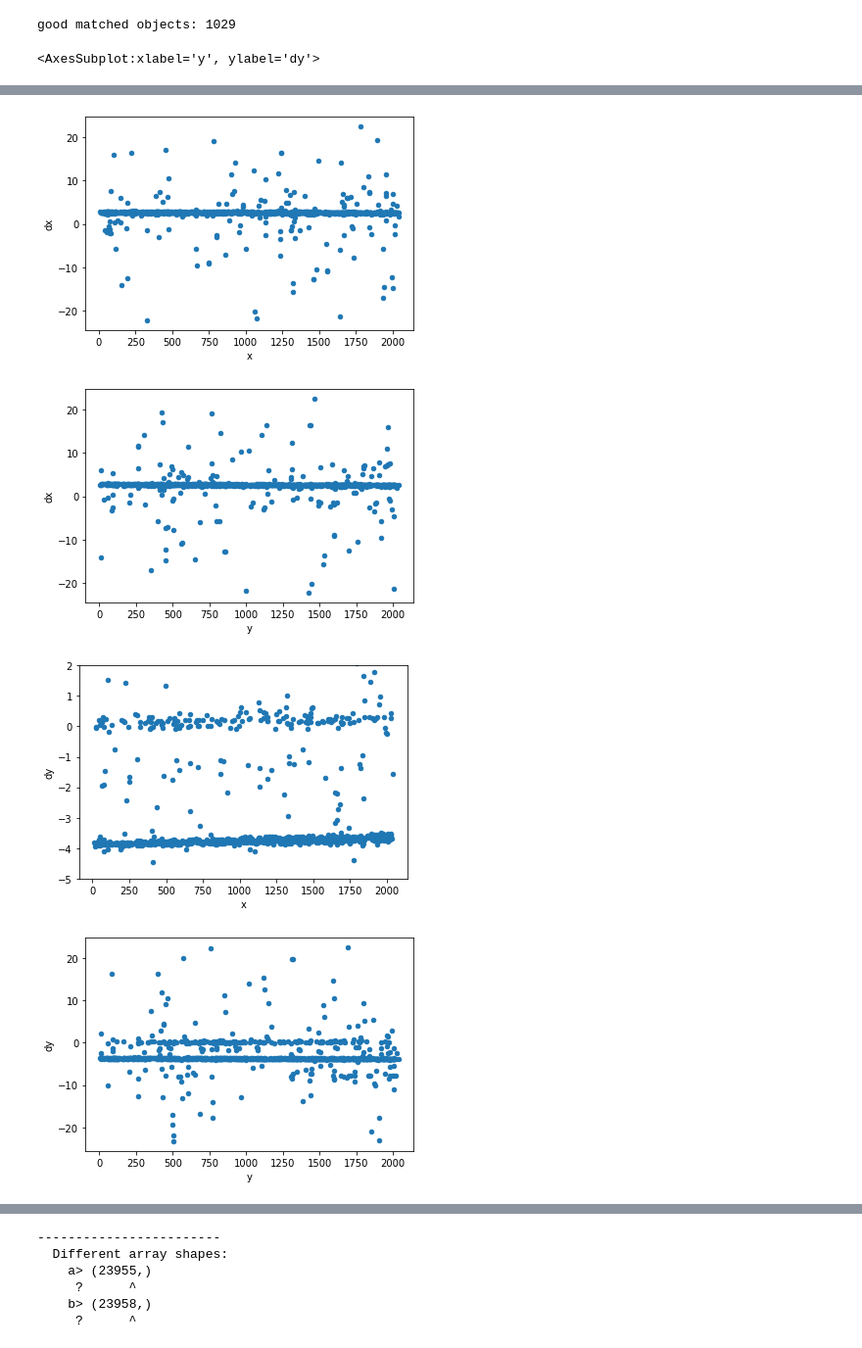
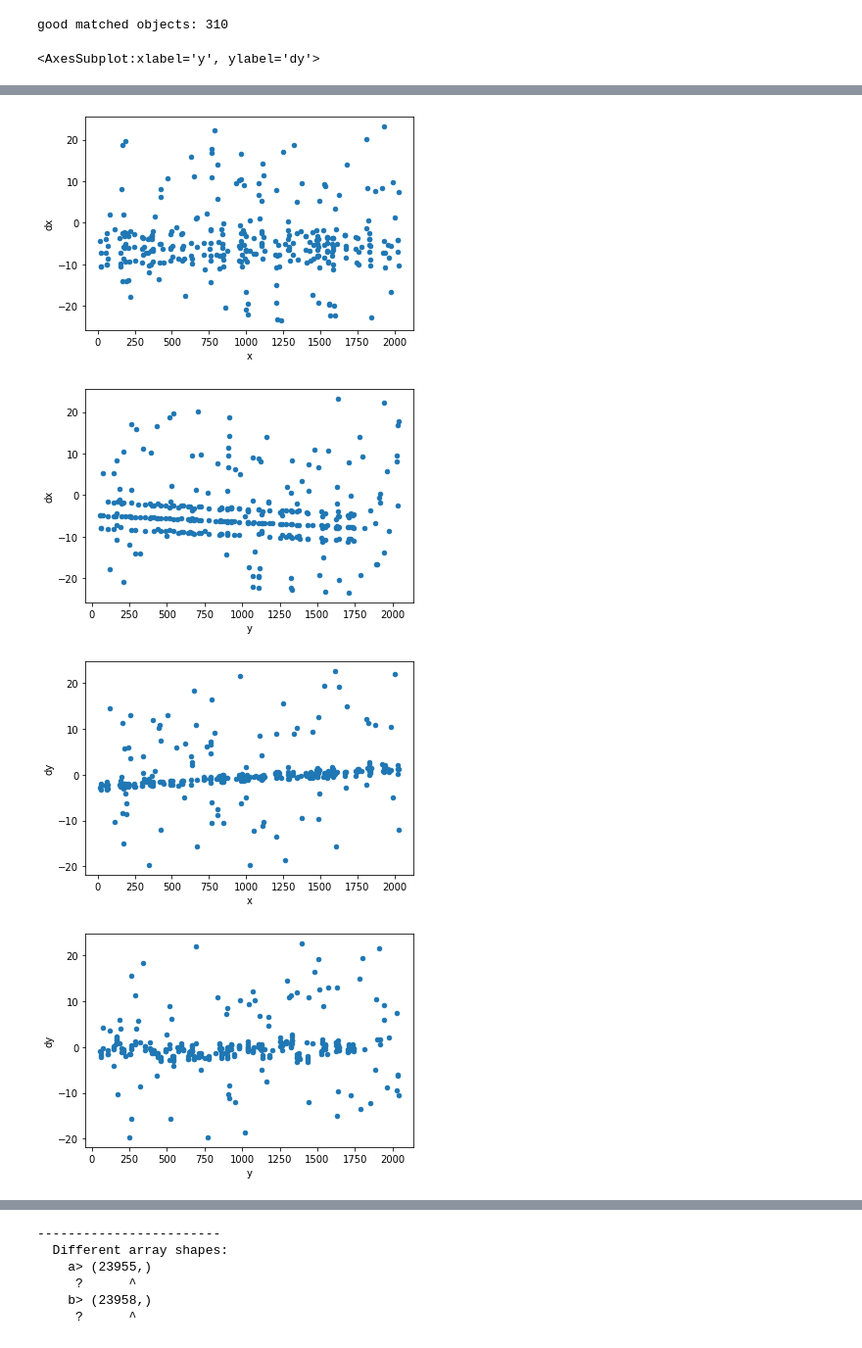
Before and after one commit to arminrest/jwst_distortions_tools, a Jupyter notebook: show_astrometry_residuals.ipynb, the cells around one changed output, grey strips where cells are left out. Shown at 98% size. Drawn from its saved outputs; the diff is of its cells as text; code cells hidden in the pictures.

```diff
--- a/show_astrometry_residuals.ipynb
+++ b/show_astrometry_residuals.ipynb
@@ -7,11 +7,41 @@ import numpy as np
 # between the objects and their matched gaia positions. Give a rough upper limit on
 # what a good match should fall into
 d2d_max = 0.5
-dmag_max = 0.02
+dmag_max = 0.05
 # %%
-cal_filename = 'photometry/jw01069001001_02101_00002_nrcalong_cal.phot.txt'
+#cal_filename = 'photometry/jw01069001001_02101_00002_nrcalong_cal.phot.txt'
 #cal_filename = 'photometry_olddist/jw01069001001_02101_00002_nrcalong_cal.phot.txt'
 #cal_filename = 'photometry/jw01069002002_02101_00001_nrcb1_cal.phot.txt'
+cal_filename = 'photometryv1/jw01069002002_06101_00001_nrcb4_cal.phot.txt' #F200W works!!!
+#cal_filename = 'photometryv1/jw01069002002_04101_00001_nrcb4_cal.phot.txt' #F150W, residual rotation
+#cal_filename = 'photometryv1/jw01069002002_04101_00002_nrcb4_cal.phot.txt' #F150W, works!!!
+cal_filename = 'photometryv1/jw01069002002_02101_00001_nrcb1_cal.phot.txt' #F070W, bad 20 mas
+#cal_filename = 'photometryv1/jw01069002003_02101_00001_nrcb1_cal.phot.txt' #F070W, bad 17 mas
+#cal_filename = 'photometryv1/jw01069002004_02101_00001_nrcb1_cal.phot.txt' #F070W, same
+#
+#cal_filename = 'photometryv1/jw01069002002_02101_00001_nrca1_cal.phot.txt' #F070W,
+cal_filename = 'photometryv1/jw01069002002_04101_00001_nrca4_cal.phot.txt' #F150W,
+#cal_filename = 'photometryv1/jw01069002002_06101_00001_nrca4_cal.phot.txt' #F200W,
+#
+#cal_filename = 'photometryv1/jw01069002002_04101_00001_nrcalong_cal.phot.txt' #F277W,
+#cal_filename = 'photometryv1/jw01069002003_04101_00001_nrcalong_cal.phot.txt' #F277W, 8mas
+#cal_filename = 'photometryv1/jw01069002002_06101_00001_nrcalong_cal.phot.txt' #F356W,
+#cal_filename = 'photometryv1/jw01069002002_02101_00001_nrcalong_cal.phot.txt' #F444W,
+cal_filename = 'photometryv1/jw01069002003_02101_00001_nrcalong_cal.phot.txt' #F444W,
+
+#cal_filename = 'photometryv1/jw01069002002_04101_00001_nrcblong_cal.phot.txt' #F277W,
+#cal_filename = 'photometryv1/jw01069002003_04101_00001_nrcalong_cal.phot.txt' #F277W, 8mas
+#cal_filename = 'photometryv1/jw01069002002_06101_00001_nrcblong_cal.phot.txt' #F356W,
+#cal_filename = 'photometryv1/jw01069002002_02101_00001_nrcblong_cal.phot.txt' #F444W,
+#cal_filename = 'photometryv1/jw01069002003_02101_00001_nrcblong_cal.phot.txt' #F444W,
+
+#cal_filename = 'coron_test/julian/test1_tweakreg/jw01070001001_04101_00008_nrcalong_cal.phot.txt' #Coron
+#cal_filename = 'coron_test/julian/test1_tweakreg/jw01070001001_10101_00003_nrcalong_cal.phot.txt'
+#cal_filename = 'coron_test/julian/test1_tweakreg/jw01070001001_10101_00004_nrcalong_cal.phot.txt'
+#cal_filename = 'coron_test/julian/test1_tweakreg/jw01070001002_04101_00001_nrcalong_cal.phot.txt'
+cal_filename = 'coron_test/julian/test1_tweakreg/jw01070001002_04101_00003_nrcalong_cal.phot.txt'
+
+
 gaia_align_filename = re.sub('cal.phot.txt$','tweakregstep.phot.txt',cal_filename)
 if cal_filename == gaia_align_filename:
     print('ERROR!!!!!!!!!!!!')
@@ -32,8 +62,8 @@ phot.t.plot.scatter('x','dx')
 phot.t.plot.scatter('y','dx')
 
 phot.t.loc[ixs_clean,'dy'] = phot.t.loc[ixs_clean,'cat_y'] - phot.t.loc[ixs_clean,'y']
-phot.t.plot.scatter('x','dy',ylim=(-5,2))
+phot.t.plot.scatter('x','dy')
 phot.t.plot.scatter('y','dy')
 # %% [output]
-good matched objects: 1029
+good matched objects: 310
 <AxesSubplot:xlabel='y', ylabel='dy'>
@@ -42,7 +72,7 @@ good matched objects: 1029
-[figure, old version]
+[figure, new version]
-[figure, old version]
+[figure, new version]
-[figure, old version]
+[figure, new version]
-[figure, old version]
+[figure, new version]
 # %%
 phot_gaia = pdastrostatsclass()
 phot_gaia.load(gaia_align_filename)
```
Also changed, not shown: parts of 3 cells of this notebook, 4 other files.
